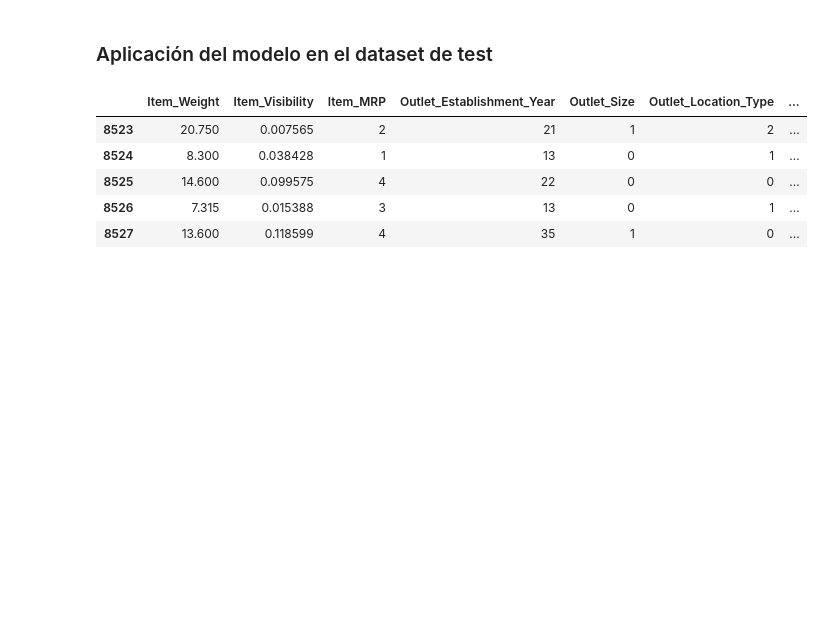
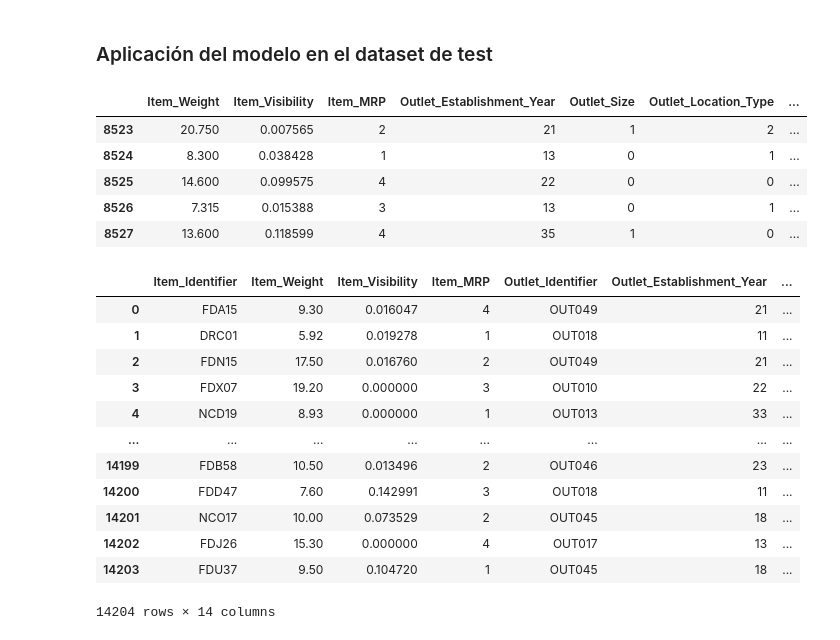
Before and after one commit to juanpsch/aprendizaje_maquina_II, a Jupyter notebook: TP - AMq2/Notebook/notebook_analysis_train.ipynb, the cells around one changed output. Cells and saved outputs as stored; diff of their text form; code cells hidden in the pictures; blank space fills up the shorter version.

```diff
--- a/TP - AMq2/Notebook/notebook_analysis_train.ipynb
+++ b/TP - AMq2/Notebook/notebook_analysis_train.ipynb
@@ -1026,3 +1026,20 @@ data_test.head()
 | 8525 | 14.600 | 0.099575 | 4 | 22 | 0 | 0 | ... |
 | 8526 | 7.315 | 0.015388 | 3 | 13 | 0 | 1 | ... |
 | 8527 | 13.600 | 0.118599 | 4 | 35 | 1 | 0 | ... |
+# %%
+df_test2 = pd.read_csv('../data/input_Inference_Final.csv', i)
+df_test2
+# %% [output]
+|  | Item_Identifier | Item_Weight | Item_Visibility | Item_MRP | Outlet_Identifier | Outlet_Establishment_Year | ... |
+| 0 | FDA15 | 9.30 | 0.016047 | 4 | OUT049 | 21 | ... |
+| 1 | DRC01 | 5.92 | 0.019278 | 1 | OUT018 | 11 | ... |
+| 2 | FDN15 | 17.50 | 0.016760 | 2 | OUT049 | 21 | ... |
+| 3 | FDX07 | 19.20 | 0.000000 | 3 | OUT010 | 22 | ... |
+| 4 | NCD19 | 8.93 | 0.000000 | 1 | OUT013 | 33 | ... |
+| ... | ... | ... | ... | ... | ... | ... | ... |
+| 14199 | FDB58 | 10.50 | 0.013496 | 2 | OUT046 | 23 | ... |
+| 14200 | FDD47 | 7.60 | 0.142991 | 3 | OUT018 | 11 | ... |
+| 14201 | NCO17 | 10.00 | 0.073529 | 2 | OUT045 | 18 | ... |
+| 14202 | FDJ26 | 15.30 | 0.000000 | 4 | OUT017 | 13 | ... |
+| 14203 | FDU37 | 9.50 | 0.104720 | 1 | OUT045 | 18 | ... |
+14204 rows × 14 columns
```
Also changed, not shown: parts of 2 cells of this notebook, 7 other files.
